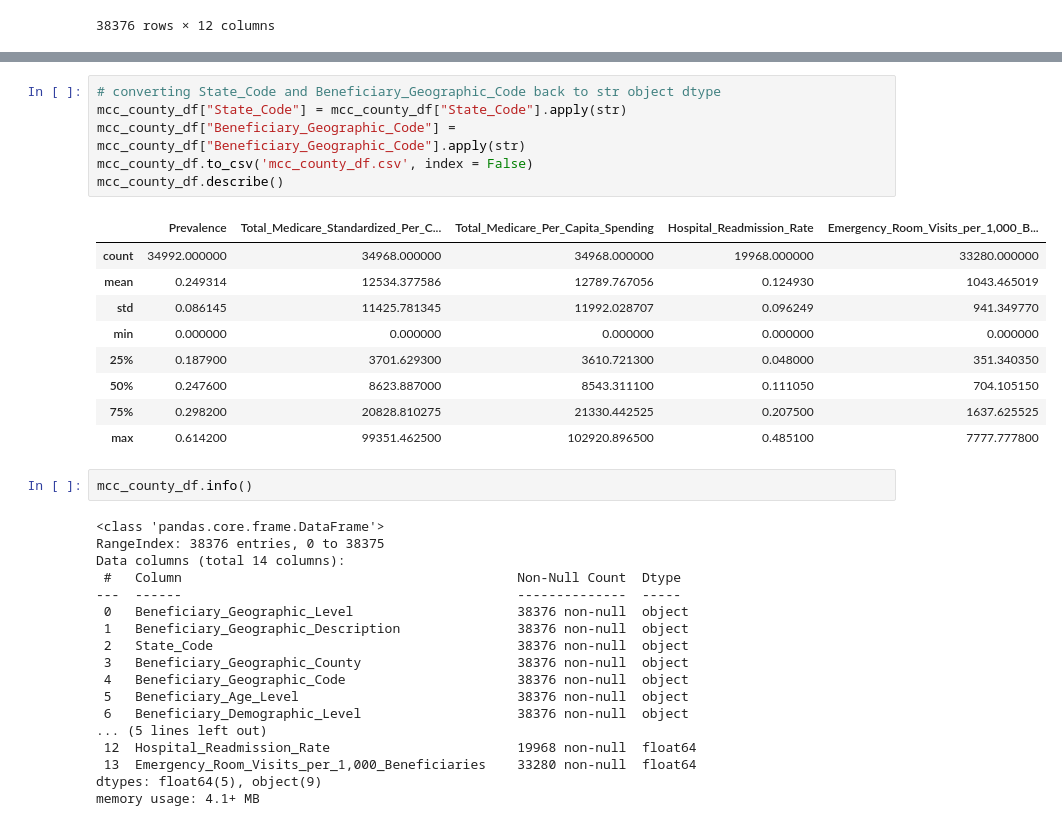
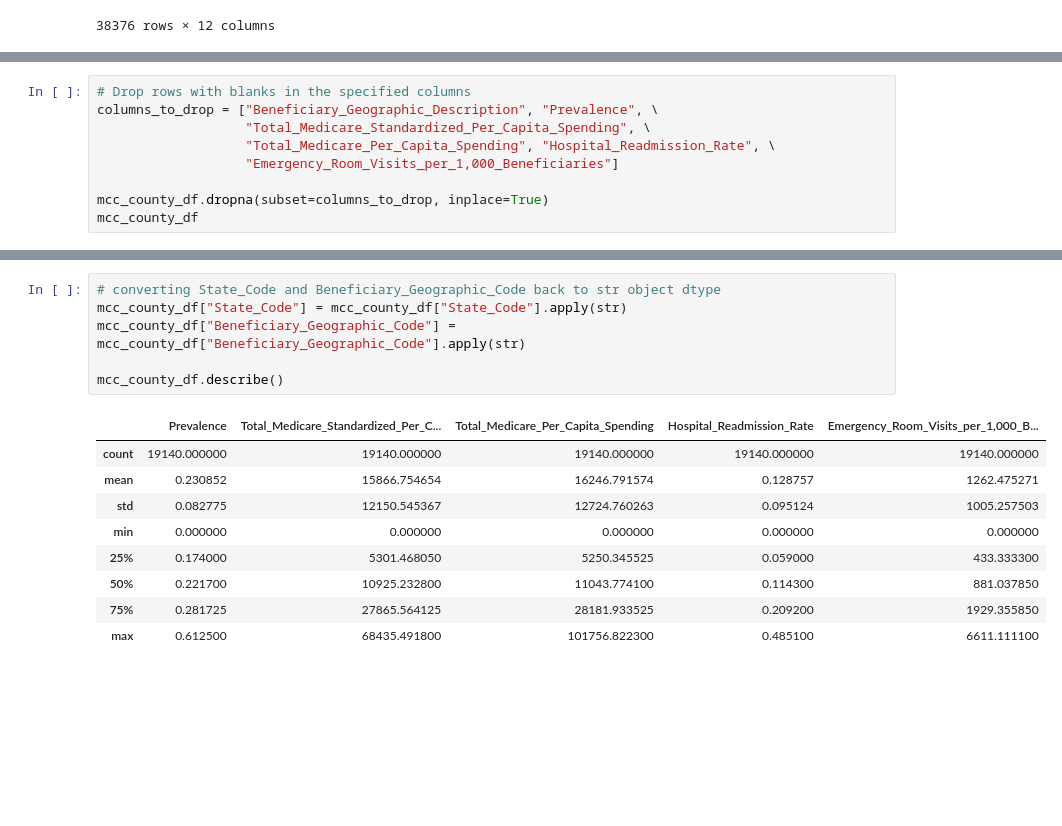
Before and after one commit to ShipraGupta16/Project_1, a Jupyter notebook: multiple_chronic_conditions_cms_2017.ipynb, the cells around one changed output, grey strips where cells are left out. Saved outputs shown, nothing was run; the diff lists cells and outputs as text; blank space fills up the shorter version.

```diff
--- a/multiple_chronic_conditions_cms_2017.ipynb
+++ b/multiple_chronic_conditions_cms_2017.ipynb
@@ -390,0 +444,9 @@ mcc_county_df
+# %%
+# Drop rows with blanks in the specified columns
+columns_to_drop = ["Beneficiary_Geographic_Description", "Prevalence", \
+                   "Total_Medicare_Standardized_Per_Capita_Spending", \
+                   "Total_Medicare_Per_Capita_Spending", "Hospital_Readmission_Rate", \
+                   "Emergency_Room_Visits_per_1,000_Beneficiaries"]
+
+mcc_county_df.dropna(subset=columns_to_drop, inplace=True)
+mcc_county_df
@@ -391,36 +491,16 @@ mcc_county_df
 # %%
 # converting State_Code and Beneficiary_Geographic_Code back to str object dtype
 mcc_county_df["State_Code"] = mcc_county_df["State_Code"].apply(str)
 mcc_county_df["Beneficiary_Geographic_Code"] = mcc_county_df["Beneficiary_Geographic_Code"].apply(str)
-mcc_county_df.to_csv('mcc_county_df.csv', index = False)
+
 mcc_county_df.describe()
 # %% [output]
 |  | Prevalence | Total_Medicare_Standardized_Per_C... | Total_Medicare_Per_Capita_Spending | Hospital_Readmission_Rate | Emergency_Room_Visits_per_1,000_B... |
-| count | 34992.000000 | 34968.000000 | 34968.000000 | 19968.000000 | 33280.000000 |
-| mean | 0.249314 | 12534.377586 | 12789.767056 | 0.124930 | 1043.465019 |
-| std | 0.086145 | 11425.781345 | 11992.028707 | 0.096249 | 941.349770 |
+| count | 19140.000000 | 19140.000000 | 19140.000000 | 19140.000000 | 19140.000000 |
+| mean | 0.230852 | 15866.754654 | 16246.791574 | 0.128757 | 1262.475271 |
+| std | 0.082775 | 12150.545367 | 12724.760263 | 0.095124 | 1005.257503 |
 | min | 0.000000 | 0.000000 | 0.000000 | 0.000000 | 0.000000 |
-| 25% | 0.187900 | 3701.629300 | 3610.721300 | 0.048000 | 351.340350 |
-| 50% | 0.247600 | 8623.887000 | 8543.311100 | 0.111050 | 704.105150 |
-| 75% | 0.298200 | 20828.810275 | 21330.442525 | 0.207500 | 1637.625525 |
-| max | 0.614200 | 99351.462500 | 102920.896500 | 0.485100 | 7777.777800 |
+| 25% | 0.174000 | 5301.468050 | 5250.345525 | 0.059000 | 433.333300 |
+| 50% | 0.221700 | 10925.232800 | 11043.774100 | 0.114300 | 881.037850 |
+| 75% | 0.281725 | 27865.564125 | 28181.933525 | 0.209200 | 1929.355850 |
+| max | 0.612500 | 68435.491800 | 101756.822300 | 0.485100 | 6611.111100 |
-# %%
-mcc_county_df.info()
-# %% [output]
-<class 'pandas.core.frame.DataFrame'>
-RangeIndex: 38376 entries, 0 to 38375
-Data columns (total 14 columns):
- #   Column                                           Non-Null Count  Dtype
----  ------                                           --------------  -----
- 0   Beneficiary_Geographic_Level                     38376 non-null  object
- 1   Beneficiary_Geographic_Description               38376 non-null  object
- 2   State_Code                                       38376 non-null  object
- 3   Beneficiary_Geographic_County                    38376 non-null  object
- 4   Beneficiary_Geographic_Code                      38376 non-null  object
- 5   Beneficiary_Age_Level                            38376 non-null  object
- 6   Beneficiary_Demographic_Level                    38376 non-null  object
-... (5 lines left out)
- 12  Hospital_Readmission_Rate                        19968 non-null  float64
- 13  Emergency_Room_Visits_per_1,000_Beneficiaries    33280 non-null  float64
-dtypes: float64(5), object(9)
-memory usage: 4.1+ MB
```
Also changed, not shown: parts of 37 cells of this notebook, 4 other files.
